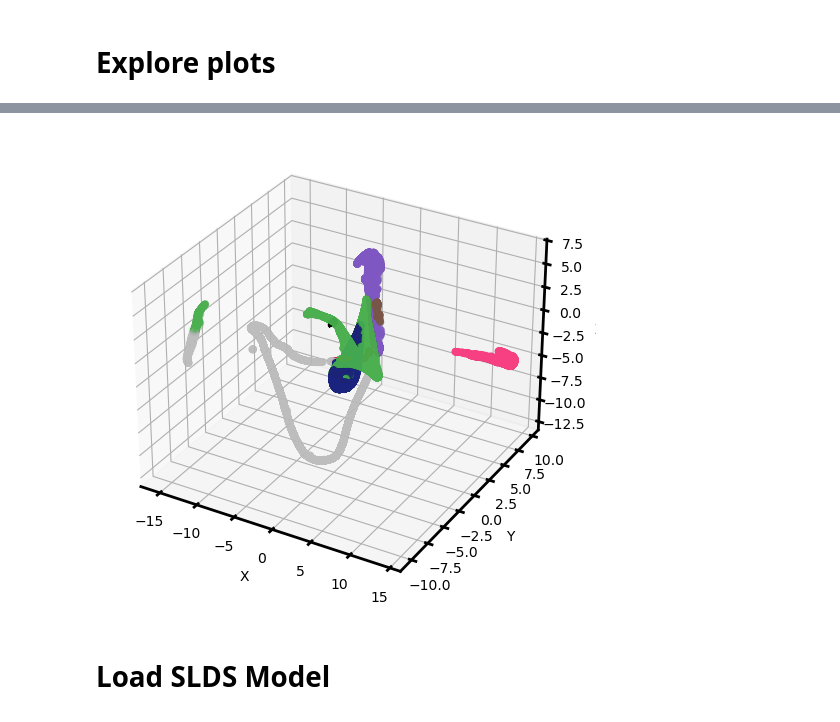
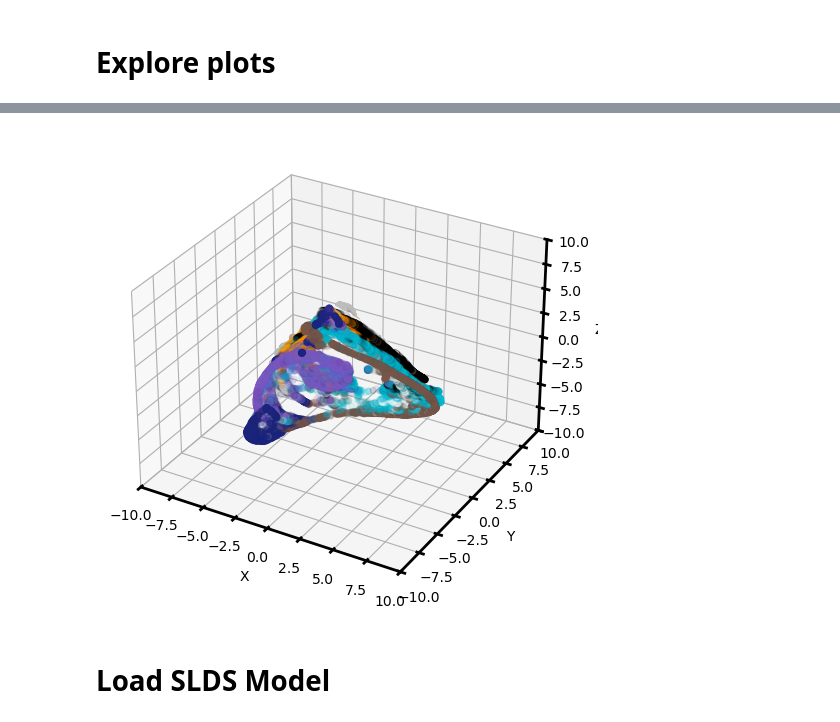
Before and after one commit to elliottabe/TiDHy, a Jupyter notebook: TiDHy_Figures_revision02.ipynb, the cells around one changed output, grey strips where cells are left out. Drawn from its saved outputs; the diff is of its cells as text; code cells hidden in the pictures.

```diff
--- a/TiDHy_Figures_revision02.ipynb
+++ b/TiDHy_Figures_revision02.ipynb
@@ -620,7 +619,7 @@ import cupy
 
 ts = 0
 scaler = StandardScaler()
-X_scaled = scaler.fit_transform(W[0])
+X_scaled = scaler.fit_transform(R_hat[ts])
 umap = cuml.manifold.UMAP(n_components=6, n_neighbors=25, min_dist=0.05, metric='euclidean')
 reduced_data = umap.fit_transform(X_scaled)
 
@@ -642,18 +642,18 @@ reduced_data = reduced_data.get() if isinstance(reduced_data, cupy.ndarray) else
 # %%
-full_state_z = data_dict['annotations_test'][:reduced_data.shape[0]]
+# full_state_z = data_dict['annotations_test'][:reduced_data.shape[0]]
 
 fig = plt.figure(figsize=(6,6))
 ax = fig.add_subplot(111, projection='3d')
-ax.scatter(reduced_data[:,0], reduced_data[:,1], reduced_data[:,2], c=soft_label, cmap=cmap, alpha=0.1)
+ax.scatter(reduced_data[:,0], reduced_data[:,1], reduced_data[:,2], c=full_state_z, cmap=cmap, alpha=0.1)
 ax.set_xlabel('X')
 ax.set_ylabel('Y')
 ax.set_zlabel('Z')
-# ax.set_xlim([-10,10])
-# ax.set_ylim([-10,10])
-# ax.set_zlim([-10,10])
+ax.set_xlim([-10,10])
+ax.set_ylim([-10,10])
+ax.set_zlim([-10,10])
 plt.show()
 # %% [output]
-[figure, old version]
+[figure, new version]
 # %% [markdown]
 # Load SLDS Model
 # %%
```
Also changed, not shown: parts of 18 cells of this notebook, 14 other files.
